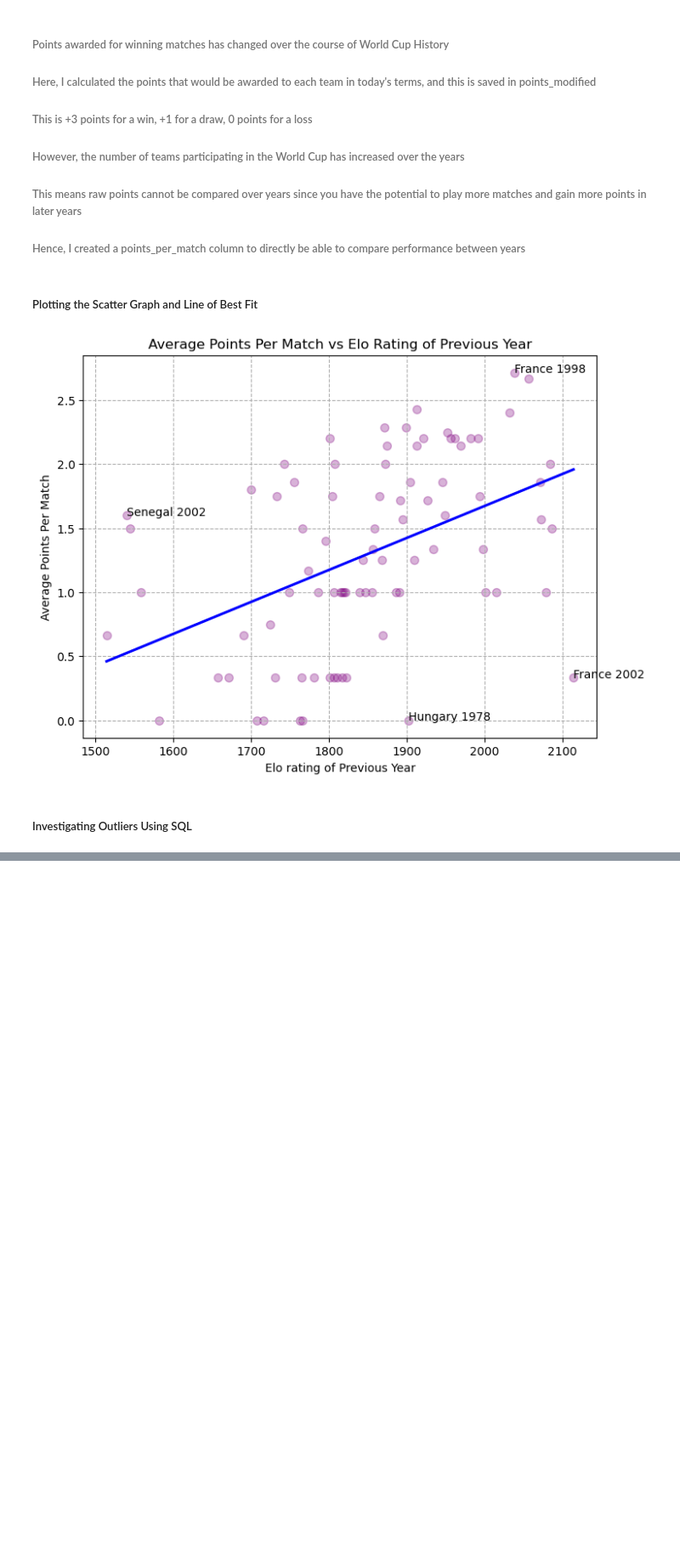
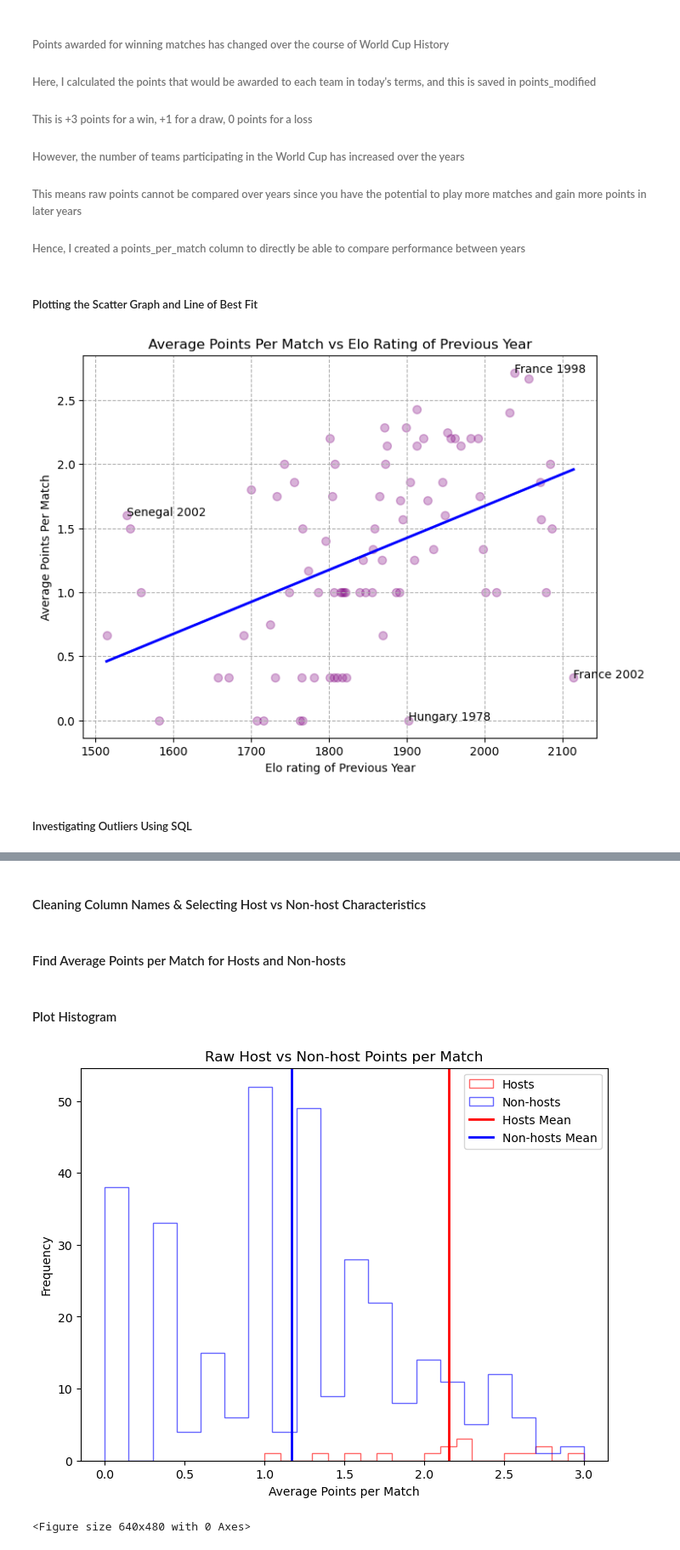
Before and after one commit to mimiphe/BEE2041-FinalProject, a Jupyter notebook: Data_Scraping.ipynb, the cells around one changed output, grey strips where cells are left out. Shown at 85% size. Drawn from its saved outputs; the diff is of its cells as text; code cells hidden in the pictures; blank space fills up the shorter version.

Commit message:
Continued plotting graphs between Elo rating and tournament performance Ran statistical test analysis Merged and cleaned DataFrames Plotted raw points per match histogram

```diff
--- a/Data_Scraping.ipynb
+++ b/Data_Scraping.ipynb
@@ -1055,0 +1104,11 @@ outlier_4 = pd.read_sql("""
+# %%
+# Left Merge - ensure all elo_and_performance2 data is kept so we have both host and non-host performance data
+# Let epah stand for elo_performance_and_hosts for succinctness
+epah = pd.merge(elo_and_performance2, host_df2,
+                                on = ["Year"],
+                                how = "left",
+                               validate = "m:1",
+                                indicator = "merge_2")
+
+# Check this worked (commented out after observing)
+# print(epah.to_string(index = False))
@@ -1055,0 +1117,2 @@ outlier_4 = pd.read_sql("""
+# %% [markdown]
+#### Cleaning Column Names & Selecting Host vs Non-host Characteristics
@@ -1055,0 +1147,48 @@ outlier_4 = pd.read_sql("""
+# %% [markdown]
+#### Find Average Points per Match for Hosts and Non-hosts
+# %%
+# Calculate apm (Average Points per Match) from each DataFrame
+apm_hosts = epah_hosts["points_per_match"].mean()
+apm_non_hosts = epah_non_hosts["points_per_match"].mean()
+
+# Print to check this worked (commented out after observing)
+# print(apm_hosts)
+# print(apm_non_hosts)
+# %% [markdown]
+#### Plot Histogram
+# %%
+# Close any previously opened figures
+plt.close("all")
+
+# Specify the dimensions of the plot
+plt.figure(figsize=(8,6))
+
+# Check the data type of all columns in the dataframes (commented out after observing)
+# epah_hosts.info()
+# epah_non_hosts.info()
+
+# Create a histogram
+plt.hist(epah_hosts.points_per_match, bins = 20, color = "red",
+         alpha = 0.6, label = "Hosts", histtype = "step")
+plt.hist(epah_non_hosts.points_per_match, bins = 20, color = "blue",
+         alpha = 0.6, label = "Non-hosts", histtype = "step")
+
+
+# Add the labels and title for the plot
+plt.xlabel("Average Points per Match")
+plt.ylabel("Frequency")
+plt.title("Raw Host vs Non-host Points per Match")
+
+# Add Average Points per Match lines
+plt.axvline(apm_hosts, color = "red", linewidth = 2, label = "Hosts Mean")
+plt.axvline(apm_non_hosts, color = "blue", linewidth = 2, label = "Non-hosts Mean")
+plt.legend()
+
+# Check plot has all necessary features (commented out after observing)
+plt.show()
+
+# Save the plot as a png file
+plt.savefig("raw_host_vs_non_host_points_per_match.png")
+# %% [output]
+[figure, added]
+<Figure size 640x480 with 0 Axes>
```
Also changed, not shown: parts of 19 cells of this notebook.
